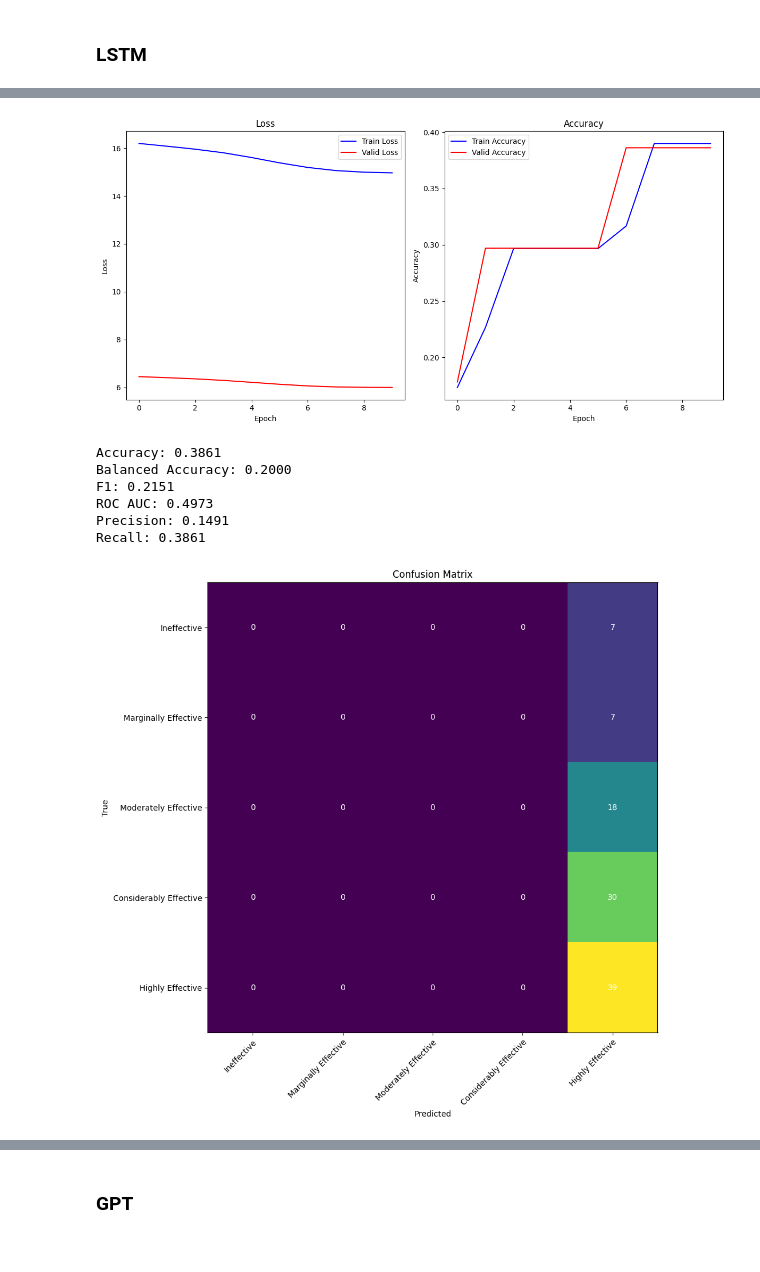
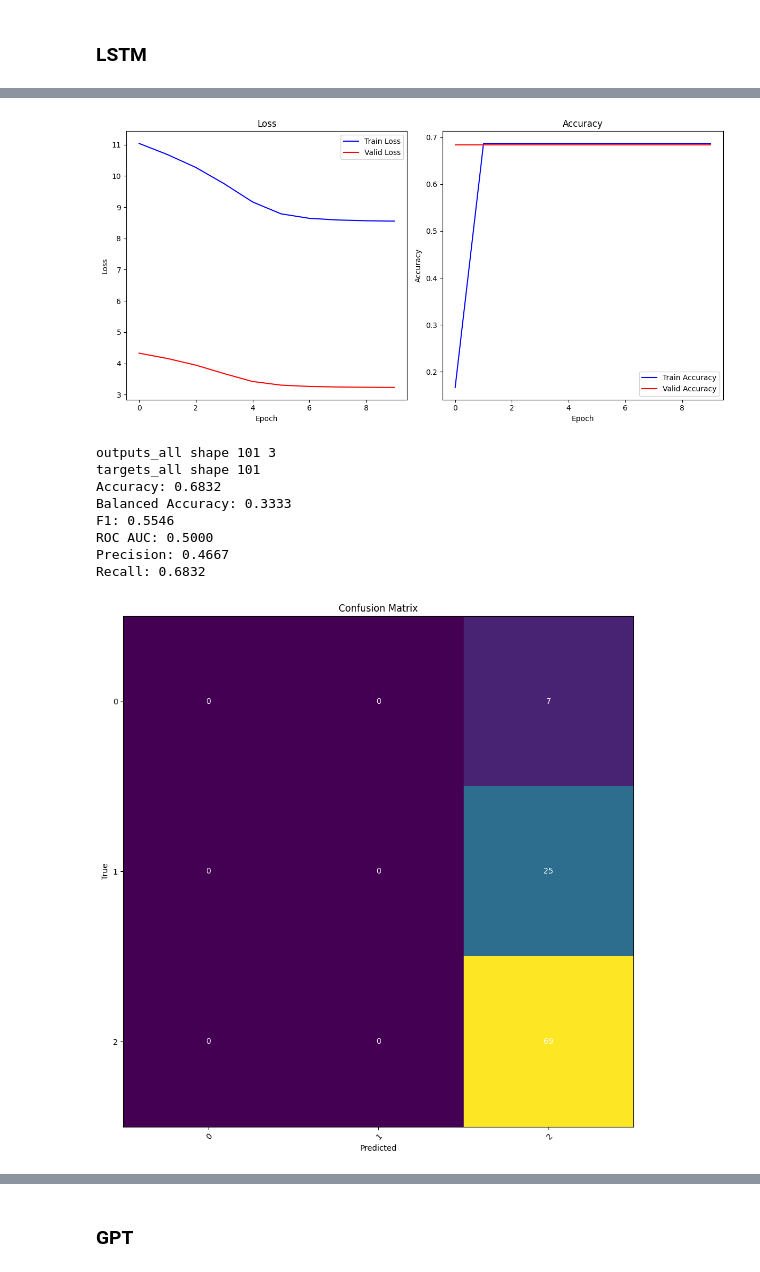
Before and after one commit to batiukmaks/Neural-Network-Technologies-and-Their-Usage-Labs, a Jupyter notebook: labs/lab-3/main.ipynb, the cells around one changed output, grey strips where cells are left out. Cells and saved outputs as stored; diff of their text form; code cells hidden in the pictures.

```diff
--- a/labs/lab-3/main.ipynb
+++ b/labs/lab-3/main.ipynb
@@ -459,6 +459,7 @@ DATALOADER_CONFIGS = {
         "input_column": "commentsReview",
         "target_column": "rating",
         "class_names": range(1, 11),
+        "num_encoded_labels": 3,
         "max_len": 100,
     },
     "effectiveness": {
@@ -471,6 +472,7 @@ DATALOADER_CONFIGS = {
             'Considerably Effective',
             'Highly Effective',
         ],
+        "num_encoded_labels": 3,
         "max_len": 100,
     },
     "sideEffects": {
@@ -483,6 +485,7 @@ DATALOADER_CONFIGS = {
             'Severe Side Effects',
             'Extremely Severe Side Effects',
         ],
+        "num_encoded_labels": 3,
         "max_len": 100,
     }
 }
@@ -631,6 +674,9 @@ def test_model(model, test_dataloader):
             outputs_all.extend(output)
             targets_all.extend(targets.detach().cpu().numpy())
 
+    print("outputs_all shape", len(outputs_all), len(outputs_all[0]))
+    print("targets_all shape", len(targets_all))
+
     pred = np.argmax(outputs_all, axis=1)
     return {
         'accuracy': accuracy_score(targets_all, pred),
@@ -642,7 +688,7 @@ def test_model(model, test_dataloader):
         'confusion_matrix': confusion_matrix(targets_all, pred),
     }
 
-def plot_metrics(metrics, class_names):
+def plot_metrics(metrics, class_names=range(3)):
     """Print and plot accuracy, balanced_accuracy, f1, roc_auc, precision, recall, and confusion matrix for multiclassification problems"""
 
     # Print the metrics
@@ -1030,7 +1218,7 @@ Recall: 0.2376
 # %%
 lstm_effectiveness_model, lstm_effectiveness_train_metrics = run_training(
     model_path="./models/lstm_effectiveness_model.pth",
-    model=LSTM(input_size=1, hidden_size=32, output_size=len(DATALOADER_CONFIGS["effectiveness"]["class_names"])),
+    model=LSTM(input_size=1, hidden_size=32, output_size=DATALOADER_CONFIGS["effectiveness"]["num_encoded_labels"]),
     train_dataloader=mini_lstm_effectiveness_train_dataloader,
     test_dataloader=mini_lstm_effectiveness_test_dataloader,
     epochs=10,
@@ -1045,6 +1233,6 @@ lstm_effectiveness_test_metrics = test_model(
     mini_lstm_effectiveness_test_dataloader
 )
 
-plot_metrics(lstm_effectiveness_test_metrics, DATALOADER_CONFIGS["effectiveness"]["class_names"])
+plot_metrics(lstm_effectiveness_test_metrics)
 # %% [output]
 Training ./models/lstm_effectiveness_model.pth model...
@@ -1061,11 +1249,13 @@ Training ./models/lstm_effectiveness_model.pth model...
-[figure, old version]
+[figure, new version]
-Accuracy: 0.3861
-Balanced Accuracy: 0.2000
-F1: 0.2151
-ROC AUC: 0.4973
-Precision: 0.1491
-Recall: 0.3861
+outputs_all shape 101 3
+targets_all shape 101
+Accuracy: 0.6832
+Balanced Accuracy: 0.3333
+F1: 0.5546
+ROC AUC: 0.5000
+Precision: 0.4667
+Recall: 0.6832
-[figure, old version]
+[figure, new version]
 # %%
 lstm_side_effects_model, lstm_side_effects_train_metrics = run_training(
     model_path="./models/lstm_side_effects_model.pth",
```
Also changed, not shown: parts of 27 cells of this notebook.
